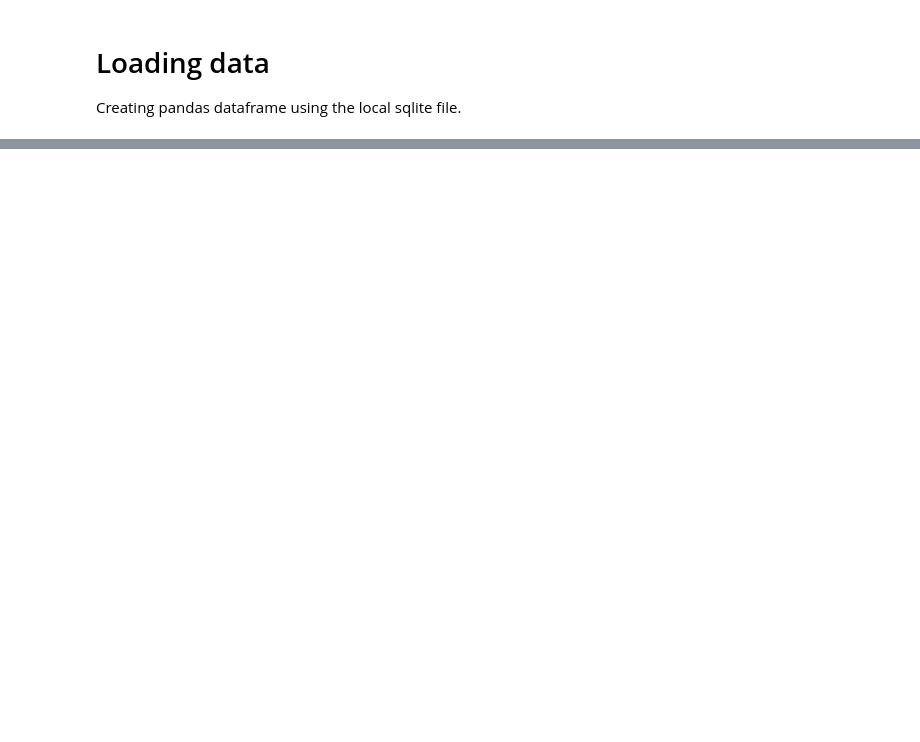
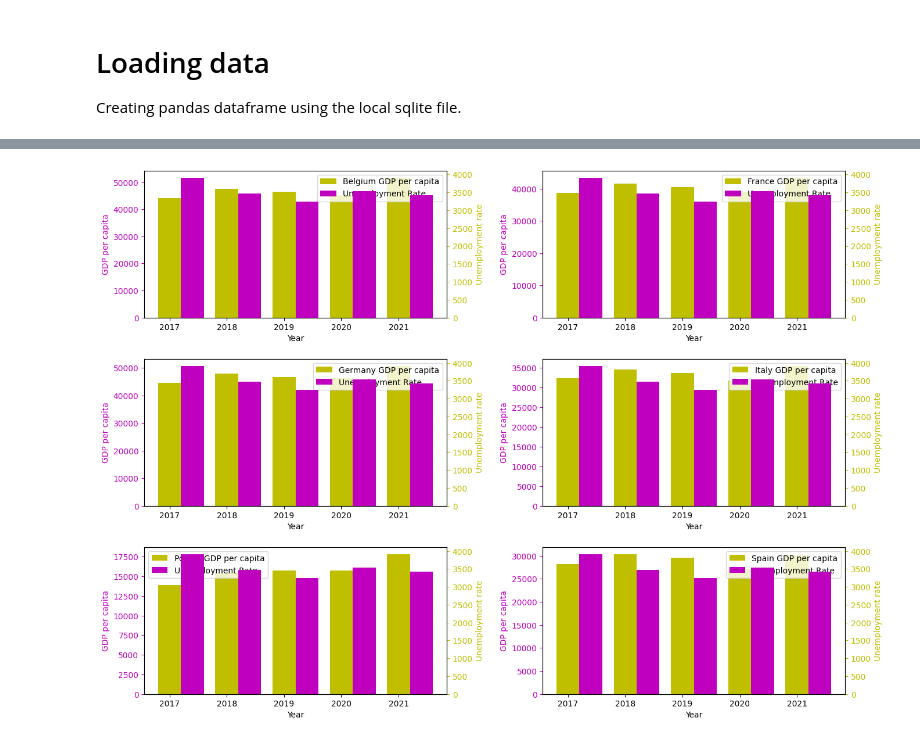
Before and after one commit to ka92tevi/made-template, a Jupyter notebook: project/report.ipynb, the cells around one changed output, grey strips where cells are left out. Saved outputs shown, nothing was run; the diff lists cells and outputs as text; code cells hidden in the pictures; blank space fills up the shorter version.

```diff
--- a/project/report.ipynb
+++ b/project/report.ipynb
@@ -186,0 +273,28 @@ We can see that the bicycle count has significantly decreased in the major summe
+# %%
+# Create bar plots with a secondary y-axis for unemployment rates
+fig, axes = plt.subplots(nrows=3, ncols=2, figsize=(14, 10))
+axes = axes.flatten()
+
+for i, country in enumerate(countries):
+    ax1 = axes[i]
+    # Plot GDP per capita bars
+    ax1.bar(merged_df['year'], merged_df[country].astype(float), color='y', label=f'{country} GDP per capita', width=0.4)
+    ax1.set_xlabel('Year')
+    ax1.set_ylabel('GDP per capita', color='m')
+    ax1.tick_params('y', colors='m')
+
+    # Create a secondary y-axis for the unemployment rate
+    ax2 = ax1.twinx()
+    ax2.bar(merged_df['year'] + 0.4, merged_df['Unemployment'].astype(float), color='m', label='Unemployment Rate', width=0.4)
+    ax2.set_ylabel('Unemployment rate', color='y')
+    ax2.tick_params('y', colors='y')
+
+    # Add a legend to the plot
+    lines_1, labels_1 = ax1.get_legend_handles_labels()
+    lines_2, labels_2 = ax2.get_legend_handles_labels()
+    ax1.legend(lines_1 + lines_2, labels_1 + labels_2, loc='best')
+
+plt.tight_layout(pad=2.0)
+plt.show()
+# %% [output]
+[figure, added]
```
Also changed, not shown: parts of 16 cells of this notebook.
